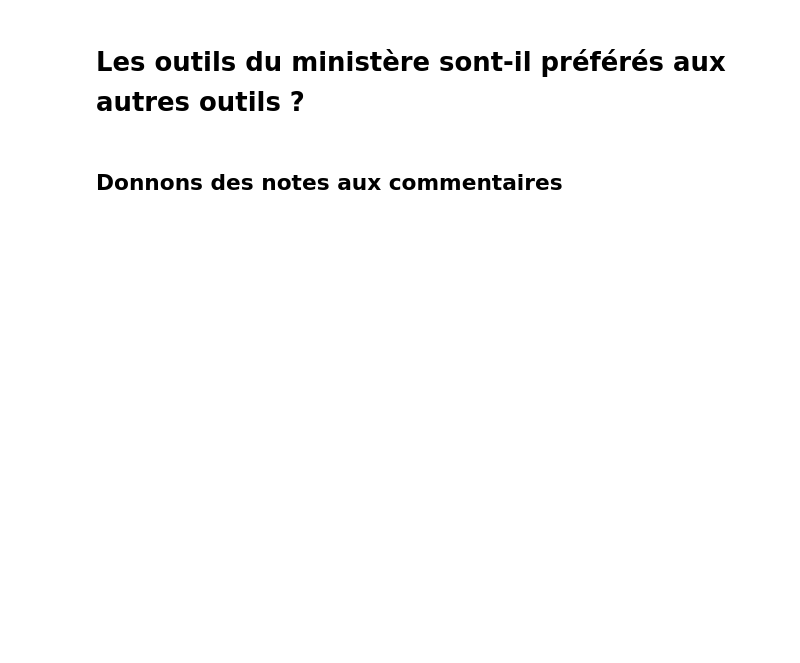
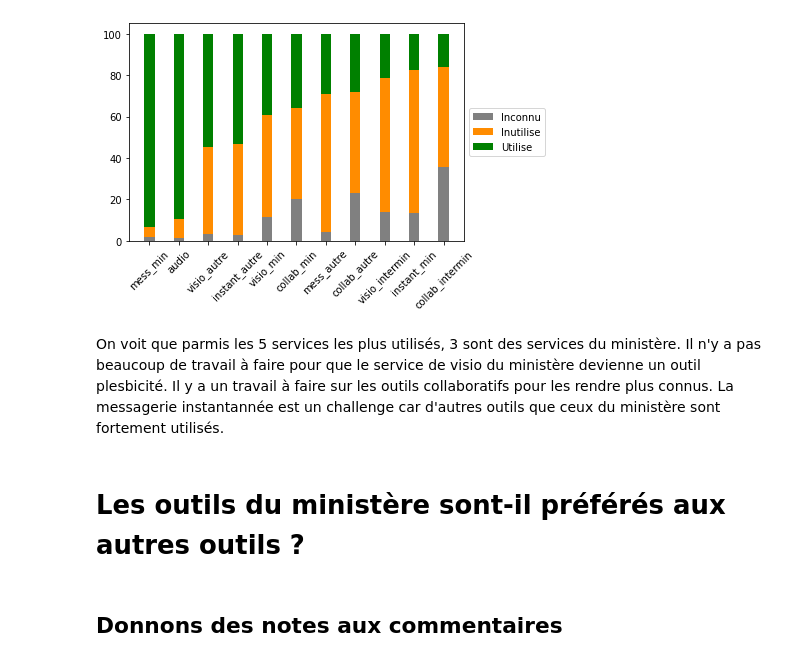
Before and after one commit to Rob192/verbatim, a Jupyter notebook: verbatim.ipynb, the cells around one changed output. Drawn from its saved outputs; the diff is of its cells as text; code cells hidden in the pictures; blank space fills up the shorter version.

```diff
--- a/verbatim.ipynb
+++ b/verbatim.ipynb
@@ -36,0 +67,3 @@ df.mess_autre.hist()
+# %%
+cols = ['Inconnu', 'Non utilise', 'Pas utile', 'Utile','Tres utile']
+ratio = ratio[cols]
@@ -37,3 +97,37 @@ df.mess_autre.hist()
+# %%
+ratio['Utilise'] = ratio['Utile'] + ratio['Tres utile']
+ratio['Inutilise'] = ratio['Non utilise'] + ratio['Pas utile']
+ratio = ratio[['Inconnu','Inutilise','Utilise']]
+ratio = ratio.sort_values('Utilise', ascending=False)
+# %%
+cols = ratio.columns
+fig, ax = plt.subplots()
+labels = ratio.index.to_list()
+width = 0.35     # the width of the bars: can also be len(x) sequence
+
+color_dict = {'Inconnu':'grey',
+    'Inutilise':'darkorange',
+ 'Pas utile': 'red',
+ 'Utilise':'green',
+ 'Tres utile':'green'}
+
+bot = np.zeros(ratio.shape[0])
+for n in cols:
+    m = n
+    ax.bar(labels, ratio[m], width, bottom = bot, label=n , color = color_dict[n])
+    bot += ratio[m]
+
+
+#ax.set_ylabel('Scores')
+#ax.set_title('Scores by group and gender')
+ax.legend(loc='center left', bbox_to_anchor=(1, 0.5))
+
+plt.xticks(rotation=45)
+plt.show()
+# %% [output]
+[figure, added]
+# %% [markdown]
+On voit que parmis les 5 services les plus utilisés, 3 sont des services du ministère. Il n'y a pas beaucoup de travail à faire pour que le service de visio du ministère devienne un outil plesbicité. Il y a un travail à faire sur les outils collaboratifs pour les rendre plus connus. La messagerie instantannée est un challenge car d'autres outils que ceux du ministère sont fortement utilisés.
 # %% [markdown]
 # Les outils du ministère sont-il préférés aux autres outils ?
 # %% [markdown]
```
Also changed, not shown: parts of 25 cells of this notebook.
